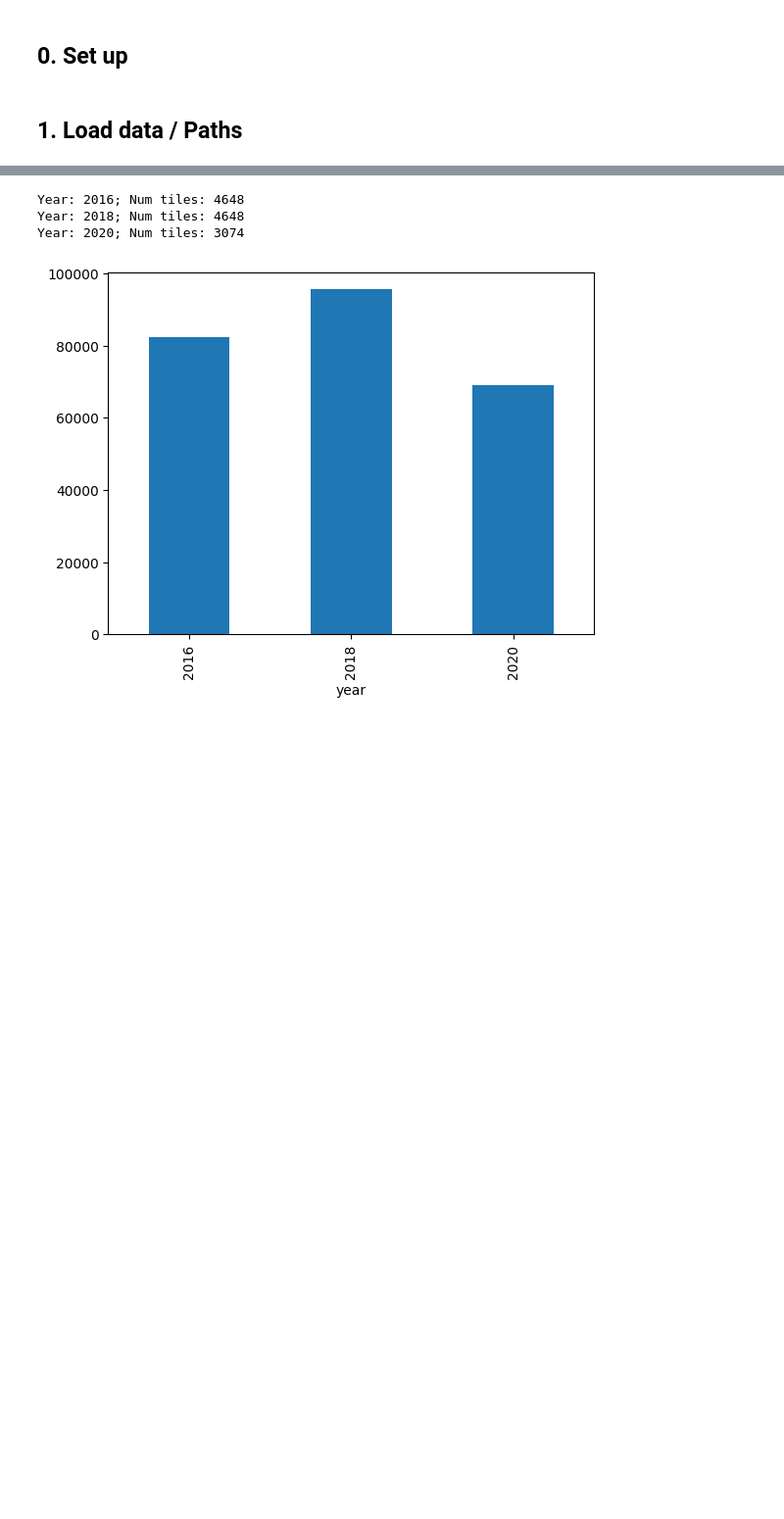
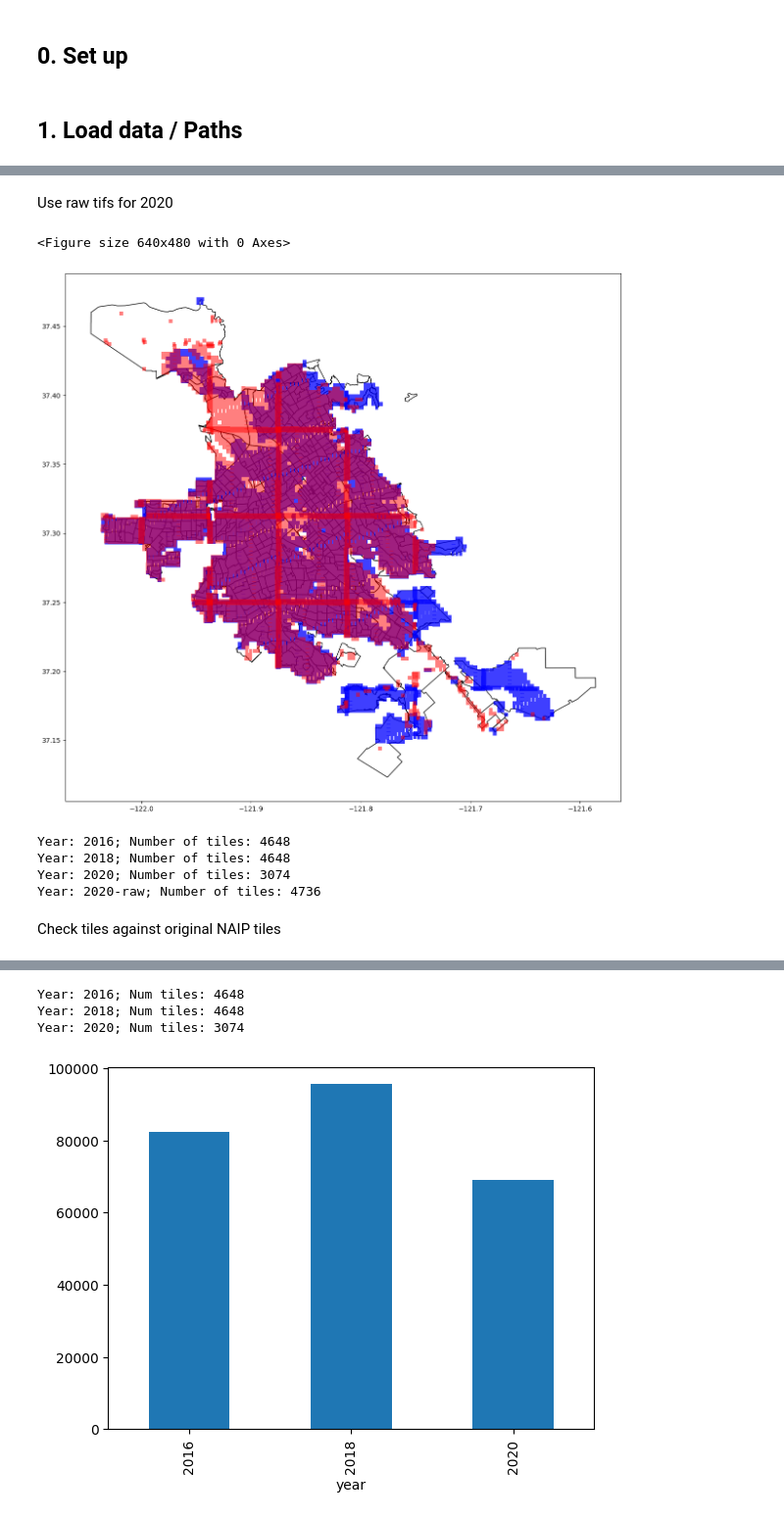
Before and after one commit to reglab/rgb-footprint-extract, a Jupyter notebook: naip_process/Inference-ADUs-in-time.ipynb, the cells around one changed output, grey strips where cells are left out. Shown at 98% size. Saved outputs shown, nothing was run; the diff lists cells and outputs as text; code cells hidden in the pictures; blank space fills up the shorter version.

```diff
--- a/naip_process/Inference-ADUs-in-time.ipynb
+++ b/naip_process/Inference-ADUs-in-time.ipynb
@@ -150,0 +230,51 @@ plt.show()
+# %% [markdown]
+Use raw tifs for 2020
+# %%
+# Get tile bounds dict
+tile_bounds_dict_all['2020-raw'] = {}
+for tif in tqdm(glob.glob(os.path.join(TIF_FP['2020'], '*.tif'))):
+    file_name = tif.split(os.path.sep)[-1].replace('.tif', '')
+    with rasterio.open(tif) as inds:
+        bounds = inds.bounds
+        geom = box(*bounds)
+
+    # prepare to convert TIF bounds to standard 4326
+    wgs84 = pyproj.CRS('EPSG:26910') # LA is 11, SJ is 10
+    utm = pyproj.CRS('EPSG:4326')
+    project = pyproj.Transformer.from_crs(wgs84, utm, always_xy=True).transform
+
+    # Convert
+    utm_geom = shapely.ops.transform(project, geom)
+    tile_bounds_dict_all['2020-raw'][file_name] = list(utm_geom.exterior.coords)
+# %%
+# Get gpd and add to tiles_gdf dict
+tiles = list(tile_bounds_dict_all['2020-raw'].keys())
+tile_metrics_pd = pd.DataFrame(tiles, columns=['file'])
+
+tile_metrics_pd['geometry'] = tile_metrics_pd.file.progress_apply(
+    lambda name: get_bounds(tile_bounds_dict_all['2020-raw'], name))
+tiles_gdf['2020-raw'] = gpd.GeoDataFrame(tile_metrics_pd.copy(), crs='EPSG:4326')
+# %%
+# Visualize all tiles
+colors = {'2016': 'blue', '2018': 'blue', '2020': 'red'}
+
+plt.clf()
+fig, ax = plt.subplots(figsize=(15, 15))
+cbg_sj.plot(ax=ax, facecolor='none', edgecolor='black')
+for year in ['2016', '2018']:
+    tiles_gdf[year].plot(ax=ax, facecolor=colors[year], alpha=0.5)
+tiles_gdf['2020-raw'].plot(ax=ax, facecolor='red', alpha=0.5)
+plt.show()
+# %% [output]
+<Figure size 640x480 with 0 Axes>
+[figure, added]
+# %%
+for key in tile_bounds_dict_all.keys():
+    print('Year: {}; Number of tiles: {}'.format(key, len(tile_bounds_dict_all[key].keys())))
+# %% [output]
+Year: 2016; Number of tiles: 4648
+Year: 2018; Number of tiles: 4648
+Year: 2020; Number of tiles: 3074
+Year: 2020-raw; Number of tiles: 4736
+# %% [markdown]
+Check tiles against original NAIP tiles
```
Also changed, not shown: parts of 29 cells of this notebook, 1 other file.
